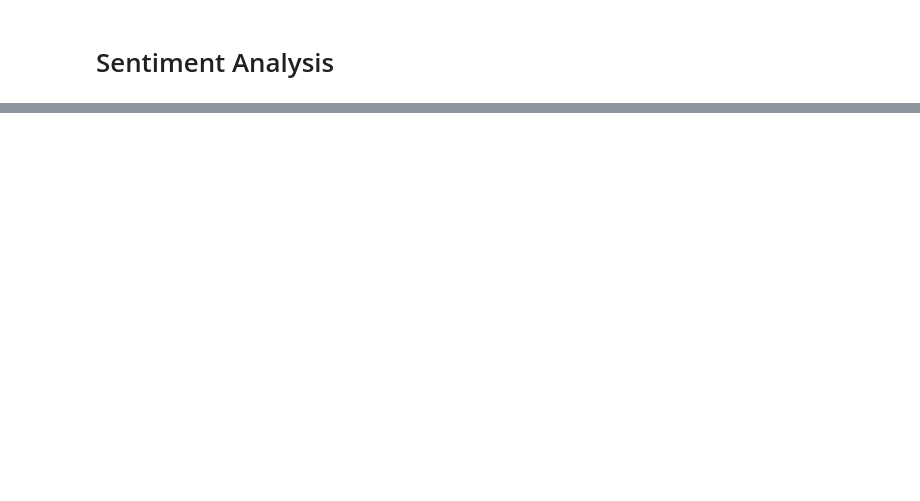
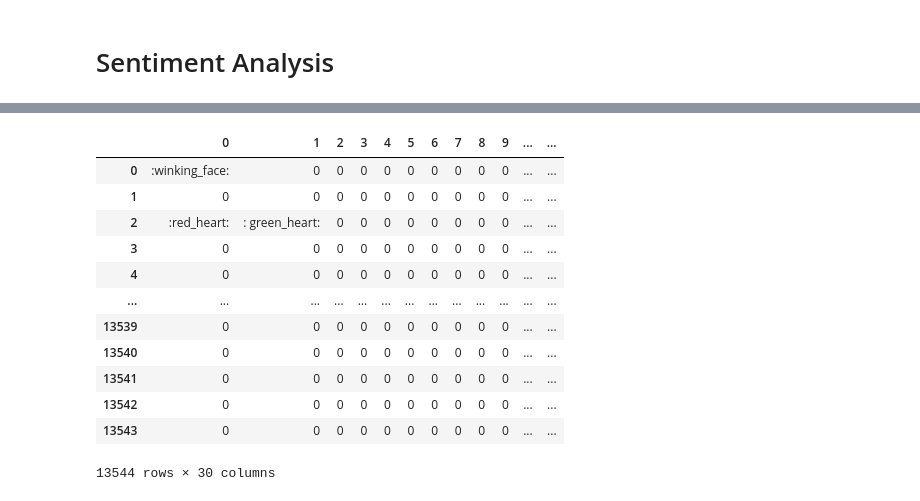
Before and after one commit to julscast/Thesis_2, a Jupyter notebook: Overall.ipynb, the cells around one changed output, grey strips where cells are left out. Saved outputs shown, nothing was run; the diff lists cells and outputs as text; code cells hidden in the pictures; blank space fills up the shorter version.

```diff
--- a/Overall.ipynb
+++ b/Overall.ipynb
@@ -907,0 +986,22 @@ plt.show()
+# %%
+def add_colon(value):
+    if value != 0:
+        return f":{value}:"
+    return value
+
+emojies_df = emojies_df.map(add_colon)
+emojies_df
+# %% [output]
+|  | 0 | 1 | 2 | 3 | 4 | 5 | 6 | 7 | 8 | 9 | ... | ... |
+| 0 | :winking_face: | 0 | 0 | 0 | 0 | 0 | 0 | 0 | 0 | 0 | ... | ... |
+| 1 | 0 | 0 | 0 | 0 | 0 | 0 | 0 | 0 | 0 | 0 | ... | ... |
+| 2 | :red_heart: | : green_heart: | 0 | 0 | 0 | 0 | 0 | 0 | 0 | 0 | ... | ... |
+| 3 | 0 | 0 | 0 | 0 | 0 | 0 | 0 | 0 | 0 | 0 | ... | ... |
+| 4 | 0 | 0 | 0 | 0 | 0 | 0 | 0 | 0 | 0 | 0 | ... | ... |
+| ... | ... | ... | ... | ... | ... | ... | ... | ... | ... | ... | ... | ... |
+| 13539 | 0 | 0 | 0 | 0 | 0 | 0 | 0 | 0 | 0 | 0 | ... | ... |
+| 13540 | 0 | 0 | 0 | 0 | 0 | 0 | 0 | 0 | 0 | 0 | ... | ... |
+| 13541 | 0 | 0 | 0 | 0 | 0 | 0 | 0 | 0 | 0 | 0 | ... | ... |
+| 13542 | 0 | 0 | 0 | 0 | 0 | 0 | 0 | 0 | 0 | 0 | ... | ... |
+| 13543 | 0 | 0 | 0 | 0 | 0 | 0 | 0 | 0 | 0 | 0 | ... | ... |
+13544 rows × 30 columns
```
Also changed, not shown: parts of 16 cells of this notebook, 3 other files.
